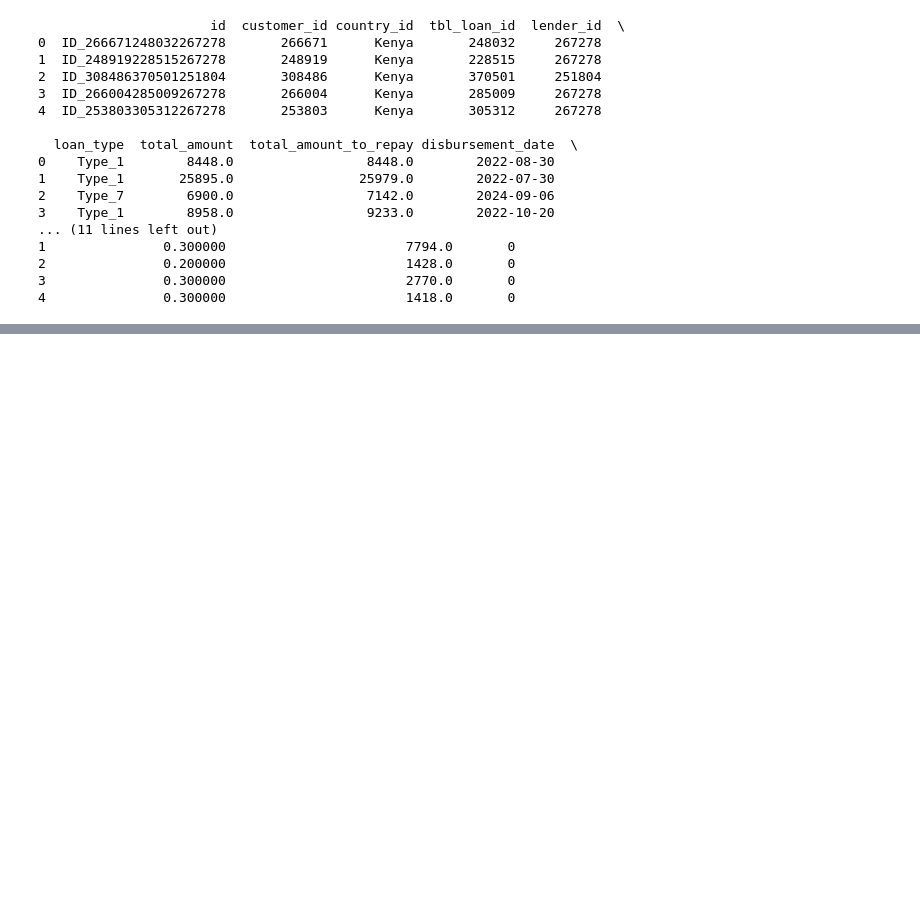
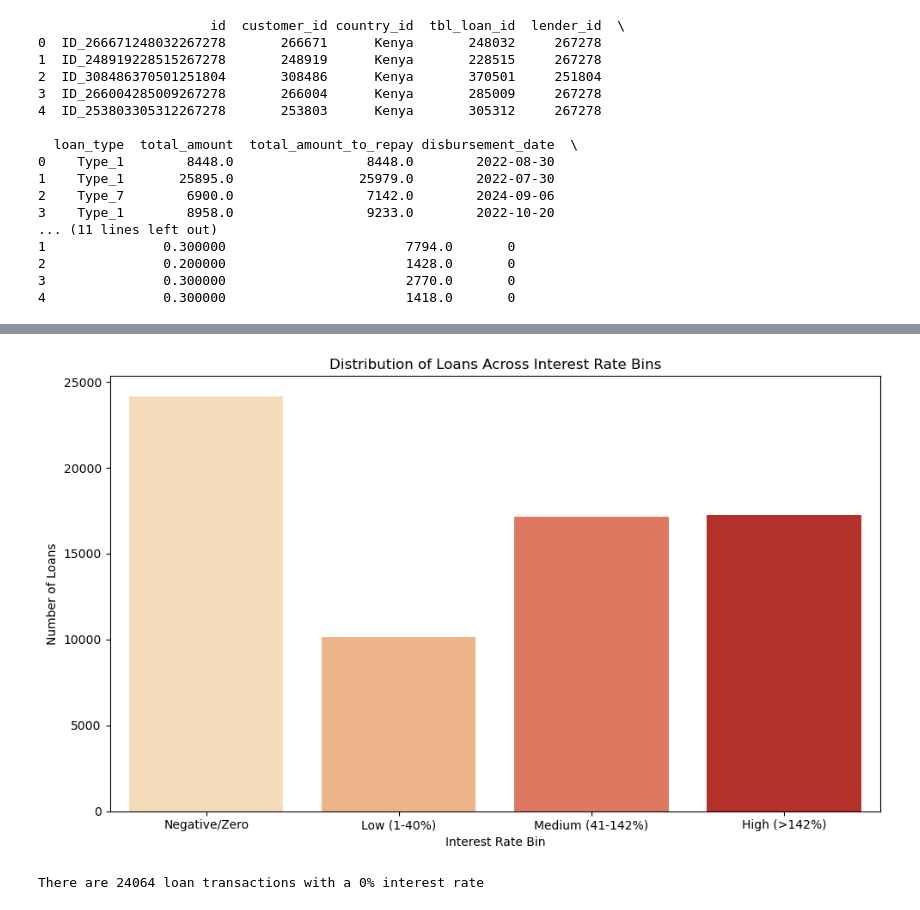
Before and after one commit to Lamerck/credit_score, a Jupyter notebook: creditmodel.ipynb, the cells around one changed output, grey strips where cells are left out. Drawn from its saved outputs; the diff is of its cells as text; code cells hidden in the pictures; blank space fills up the shorter version.

Commit message:
Updated the notebook with interest rate and dates EDA

```diff
--- a/creditmodel.ipynb
+++ b/creditmodel.ipynb
@@ -613,0 +593,6 @@ plt.show()
+# %%
+#calculationg the interest rate
+df['interest_rate'] = ((df['total_amount_to_repay'] - df['total_amount']) /
+                         (df['total_amount'] * (df['duration'] / 365))) * 100
+df = df[['id', 'customer_id', 'country_id', 'tbl_loan_id', 'lender_id',	'loan_type', 'total_amount', 'total_amount_to_repay', 'interest_rate', 'disbursement_date', 'due_date', 'duration', 'amount_funded_by_lender', 'lender_portion_funded', 'lender_portion_to_be_repaid', 'new_versus_repeat', 'target']]
+df.head()
@@ -613,0 +618,7 @@ plt.show()
+# %%
+# Define the bins and labels
+bins = [-float('inf'), 0, 40, 142, float('inf')]
+labels = ['Negative/Zero', 'Low (1-40%)', 'Medium (41-142%)', 'High (>142%)']
+df['interest_rate_bin'] = pd.cut(df['interest_rate'], bins=bins, labels=labels)
+df = df[['id', 'customer_id', 'country_id', 'tbl_loan_id', 'lender_id',	'loan_type', 'total_amount', 'total_amount_to_repay', 'interest_rate', 'interest_rate_bin', 'disbursement_date', 'due_date', 'duration', 'amount_funded_by_lender', 'lender_portion_funded', 'lender_portion_to_be_repaid', 'new_versus_repeat', 'target']]
+df.head()
@@ -613,0 +632,15 @@ plt.show()
+# %%
+bin_distribution = df['interest_rate_bin'].value_counts().reset_index()
+plt.figure(figsize=(10, 6))
+sns.barplot(data=bin_distribution, x='interest_rate_bin', y='count', hue='interest_rate_bin', palette='OrRd')
+plt.title('Distribution of Loans Across Interest Rate Bins', fontsize=12)
+plt.xlabel('Interest Rate Bin', fontsize=10)
+plt.ylabel('Number of Loans', fontsize=10)
+plt.tight_layout()
+plt.show()
+# %% [output]
+[figure, added]
+# %%
+print(f"There are {len(df[df['interest_rate'] == 0])} loan transactions with a 0% interest rate")
+# %% [output]
+There are 24064 loan transactions with a 0% interest rate
```
Also changed, not shown: parts of 49 cells of this notebook, 6 other files.
